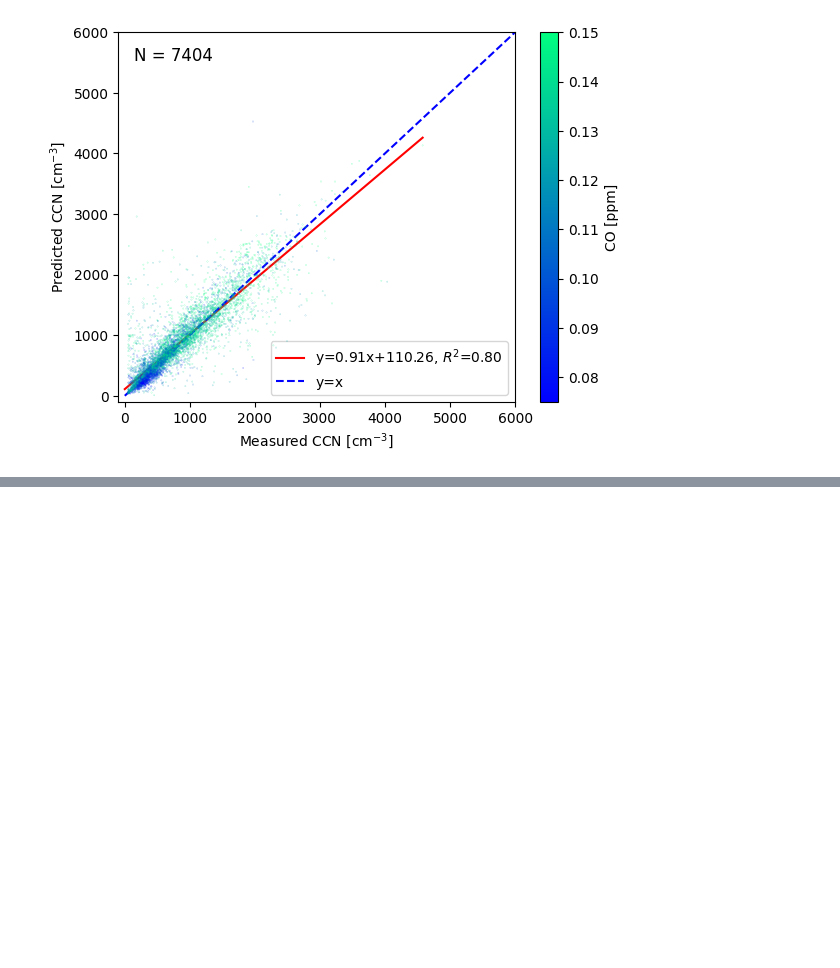
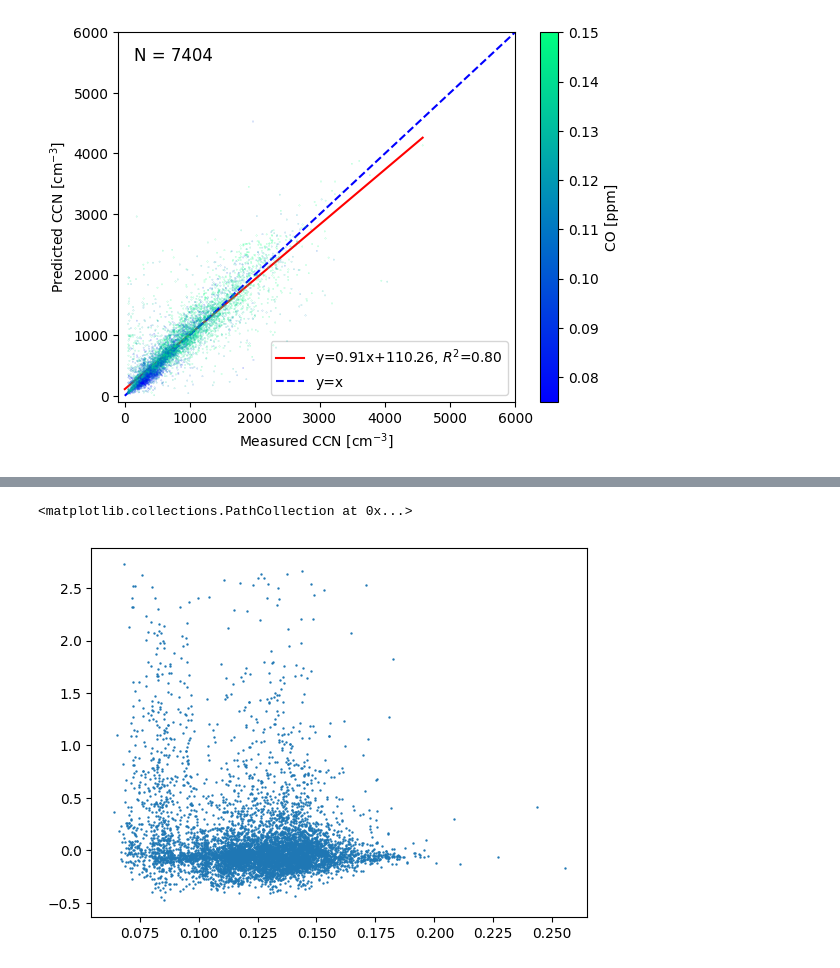
Before and after one commit to csoloff/ACTIVATE_CCN_closure, a Jupyter notebook: scripts/03_closure_calc_E3SM.ipynb, the cells around one changed output, grey strips where cells are left out. Saved outputs shown, nothing was run; the diff lists cells and outputs as text; code cells hidden in the pictures; blank space fills up the shorter version.

```diff
--- a/scripts/03_closure_calc_E3SM.ipynb
+++ b/scripts/03_closure_calc_E3SM.ipynb
@@ -271,0 +309,6 @@ plt.savefig('../figures/closure1_CO.png', dpi=300)
+# %%
+plt.scatter(sub_m2['CO_ppm'], (sub_m2['k_obs']-sub_m2['k']), s=.5)
+#plt.ylim([0,.2])
+# %% [output]
+<matplotlib.collections.PathCollection at 0x...>
+[figure, added]
```
Also changed, not shown: parts of 3 cells of this notebook, 3 other files.
